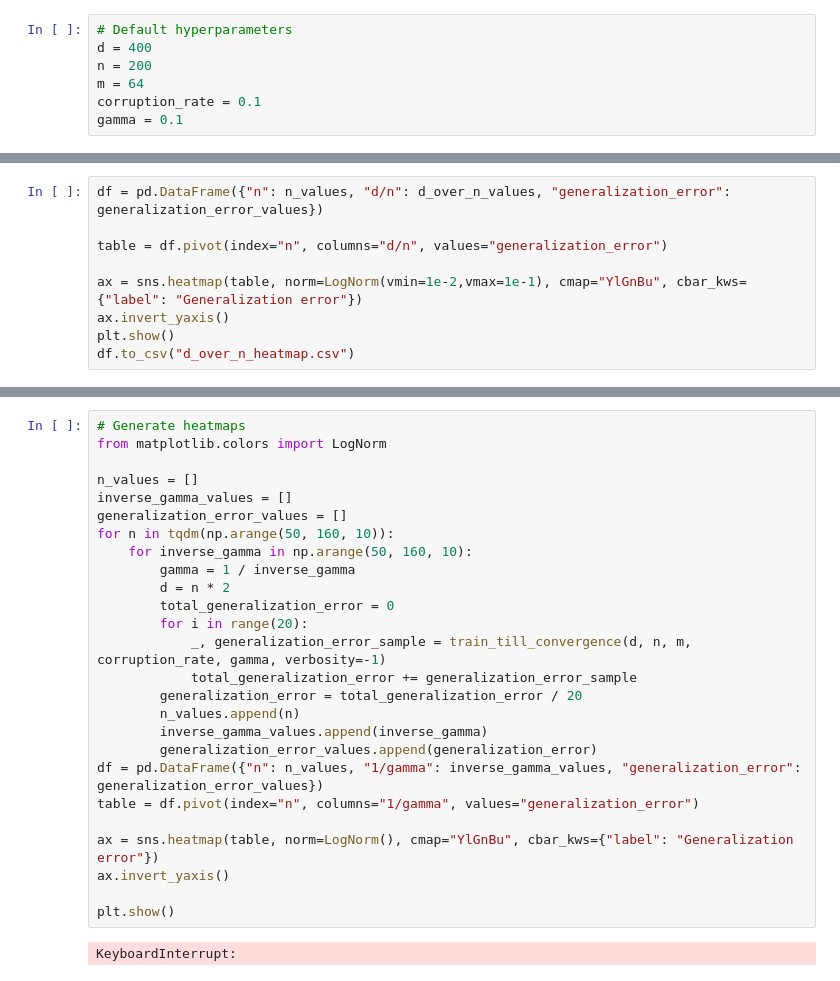
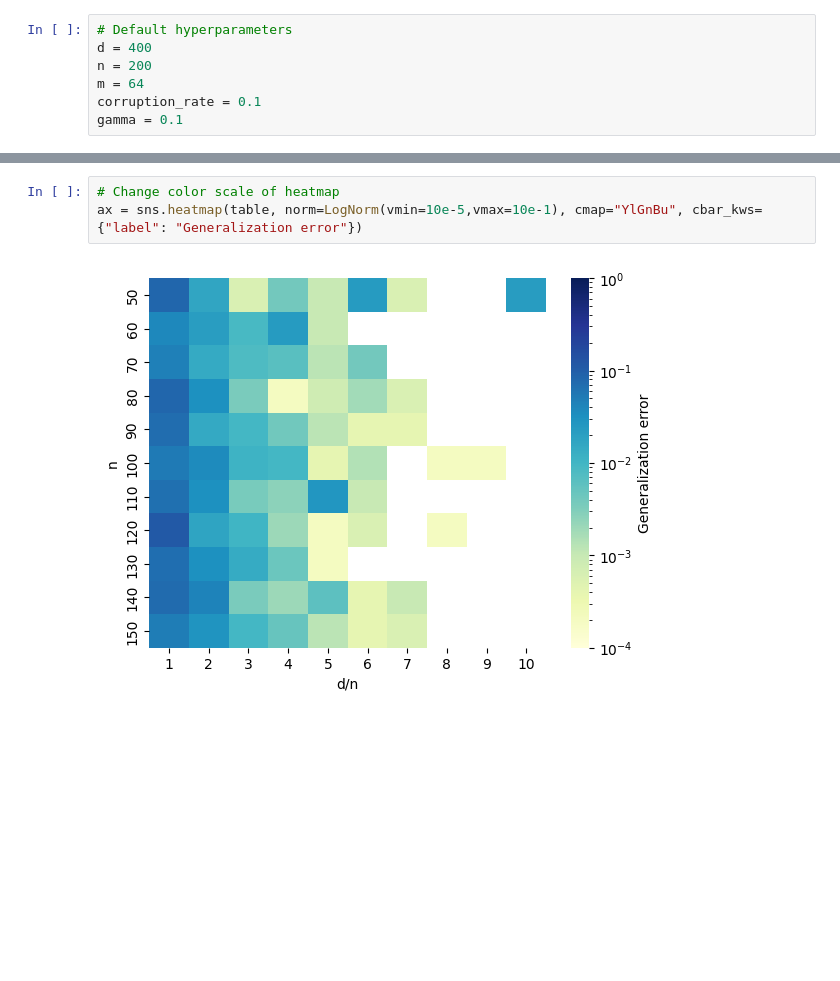
Before and after one commit to kedar2/benign_overfitting, a Jupyter notebook: experiments.ipynb, the cells around one changed output, grey strips where cells are left out. Drawn from its saved outputs; the diff is of its cells as text; blank space fills up the shorter version.

```diff
--- a/experiments.ipynb
+++ b/experiments.ipynb
@@ -45,9 +46,0 @@ plt.show()
-# %%
-df = pd.DataFrame({"n": n_values, "d/n": d_over_n_values, "generalization_error": generalization_error_values})
-
-table = df.pivot(index="n", columns="d/n", values="generalization_error")
-
-ax = sns.heatmap(table, norm=LogNorm(vmin=1e-2,vmax=1e-1), cmap="YlGnBu", cbar_kws={"label": "Generalization error"})
-ax.invert_yaxis()
-plt.show()
-df.to_csv("d_over_n_heatmap.csv")
@@ -56,29 +47,6 @@ df.to_csv("d_over_n_heatmap.csv")
-# %%
-# Generate heatmaps
-from matplotlib.colors import LogNorm
-
-n_values = []
-inverse_gamma_values = []
-generalization_error_values = []
-for n in tqdm(np.arange(50, 160, 10)):
-    for inverse_gamma in np.arange(50, 160, 10):
-        gamma = 1 / inverse_gamma
-        d = n * 2
-        total_generalization_error = 0
-        for i in range(20):
-            _, generalization_error_sample = train_till_convergence(d, n, m, corruption_rate, gamma, verbosity=-1)
-            total_generalization_error += generalization_error_sample
-        generalization_error = total_generalization_error / 20
-        n_values.append(n)
-        inverse_gamma_values.append(inverse_gamma)
-        generalization_error_values.append(generalization_error)
-df = pd.DataFrame({"n": n_values, "1/gamma": inverse_gamma_values, "generalization_error": generalization_error_values})
-table = df.pivot(index="n", columns="1/gamma", values="generalization_error")
-
-ax = sns.heatmap(table, norm=LogNorm(), cmap="YlGnBu", cbar_kws={"label": "Generalization error"})
-ax.invert_yaxis()
-
-plt.show()
-# %% [output]
-KeyboardInterrupt:
+# %%
+# Change color scale of heatmap
+ax = sns.heatmap(table, norm=LogNorm(vmin=10e-5,vmax=10e-1), cmap="YlGnBu", cbar_kws={"label": "Generalization error"})
+# %% [output]
+[figure, added]
 # %%
```
Also changed, not shown: parts of 4 cells of this notebook, 8 other files.
